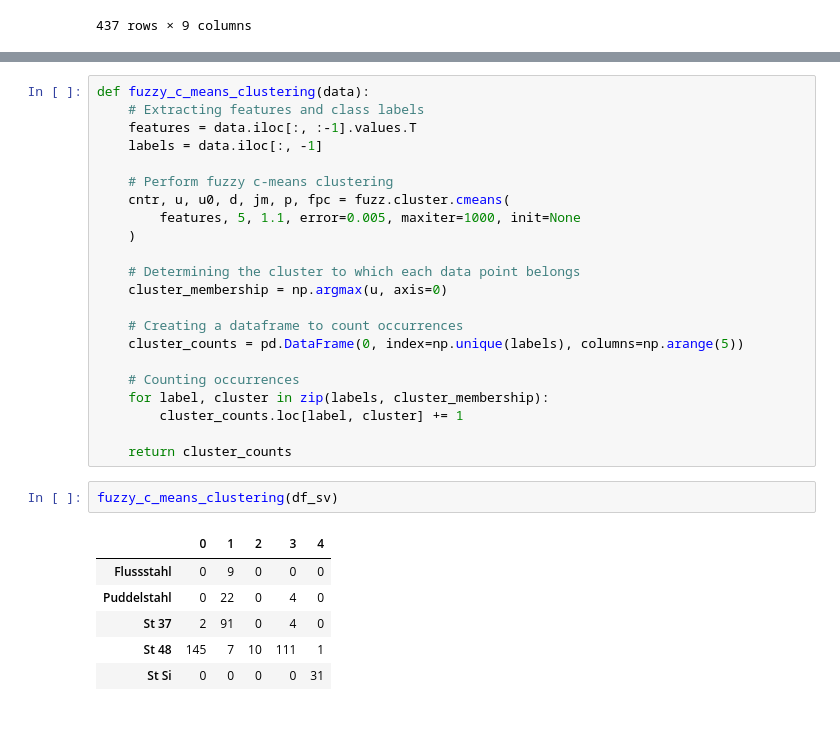
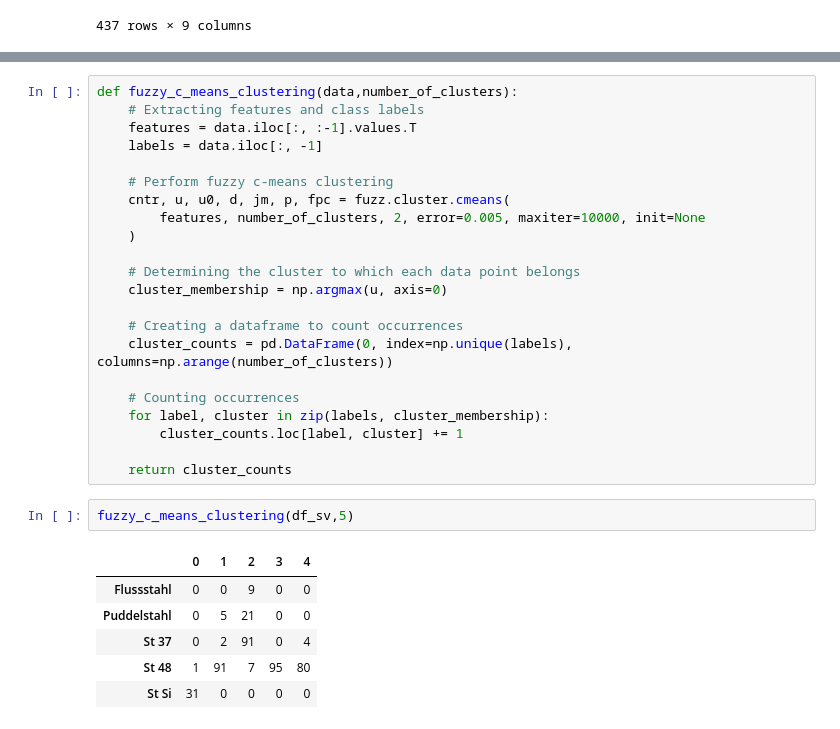
Before and after one commit to Hanh3103/Intelligence-SteelDetection, a Jupyter notebook: Models/Fuzzy_c_mean_clustering.ipynb, the cells around one changed output, grey strips where cells are left out. Saved outputs shown, nothing was run; the diff lists cells and outputs as text.

```diff
--- a/Models/Fuzzy_c_mean_clustering.ipynb
+++ b/Models/Fuzzy_c_mean_clustering.ipynb
@@ -163,20 +160,20 @@ Der folgende Wert gibt an wie klar die Cluster getrennt sind, umso näher an 1 d
 438 rows × 6 columns
 # %%
-def fuzzy_c_means_clustering(data):
+def fuzzy_c_means_clustering(data,number_of_clusters):
     # Extracting features and class labels
     features = data.iloc[:, :-1].values.T
     labels = data.iloc[:, -1]
 
     # Perform fuzzy c-means clustering
     cntr, u, u0, d, jm, p, fpc = fuzz.cluster.cmeans(
-        features, 5, 1.1, error=0.005, maxiter=1000, init=None
+        features, number_of_clusters, 2, error=0.005, maxiter=10000, init=None
     )
 
     # Determining the cluster to which each data point belongs
     cluster_membership = np.argmax(u, axis=0)
 
     # Creating a dataframe to count occurrences
-    cluster_counts = pd.DataFrame(0, index=np.unique(labels), columns=np.arange(5))
+    cluster_counts = pd.DataFrame(0, index=np.unique(labels), columns=np.arange(number_of_clusters))
 
     # Counting occurrences
     for label, cluster in zip(labels, cluster_membership):
@@ -184,11 +181,11 @@ def fuzzy_c_means_clustering(data):
 
     return cluster_counts
 # %%
-fuzzy_c_means_clustering(df_sv)
+fuzzy_c_means_clustering(df_sv,5)
 # %% [output]
 |  | 0 | 1 | 2 | 3 | 4 |
-| Flussstahl | 0 | 9 | 0 | 0 | 0 |
-| Puddelstahl | 0 | 22 | 0 | 4 | 0 |
-| St 37 | 2 | 91 | 0 | 4 | 0 |
-| St 48 | 145 | 7 | 10 | 111 | 1 |
-| St Si | 0 | 0 | 0 | 0 | 31 |
+| Flussstahl | 0 | 0 | 9 | 0 | 0 |
+| Puddelstahl | 0 | 5 | 21 | 0 | 0 |
+| St 37 | 0 | 2 | 91 | 0 | 4 |
+| St 48 | 1 | 91 | 7 | 95 | 80 |
+| St Si | 31 | 0 | 0 | 0 | 0 |
```
Also changed, not shown: parts of 4 cells of this notebook, 5 other files.
